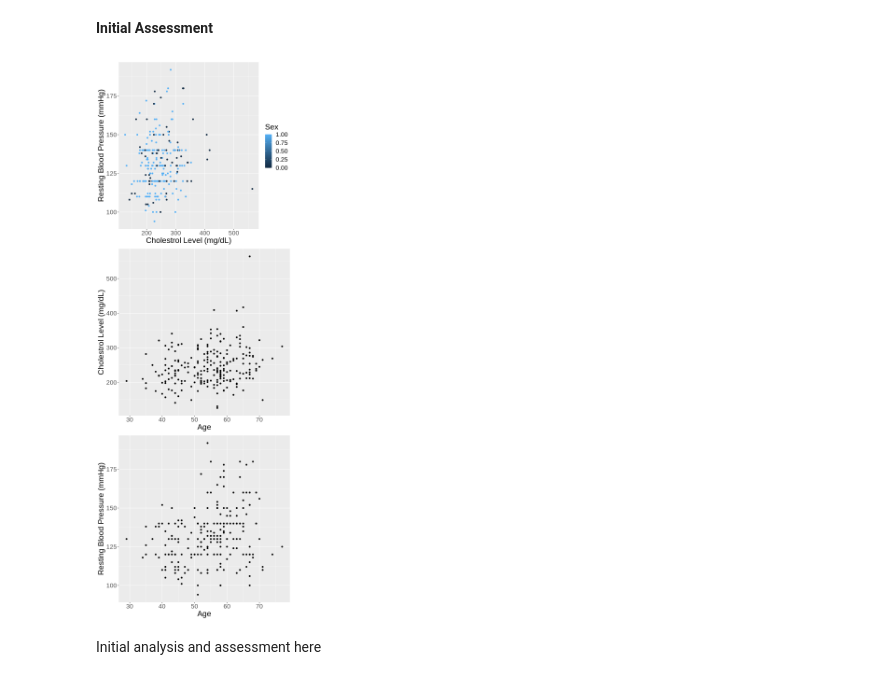
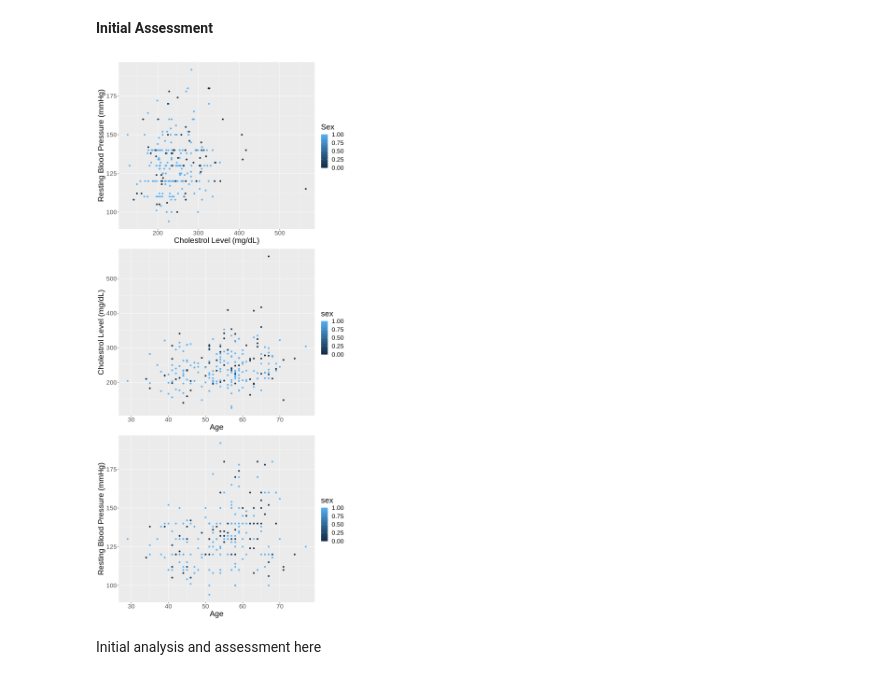
Before and after one commit to Indra011102/DSCI_Group_42_Project, a Jupyter notebook: Group_Project.ipynb, the cells around one changed output. Cells and saved outputs as stored; diff of their text form; code cells hidden in the pictures.

```diff
--- a/Group_Project.ipynb
+++ b/Group_Project.ipynb
@@ -82,8 +101,7 @@ A tibble: 6 × 10
 | 56 | 1 | 2 | 120 | 236 | 0 | 0 | 178 | ... |
 # %%
 data <- data |>
-        mutate(sex = as_factor(sex)) |>
-        mutate(sex, c(1 = "male", 0 = "female"))
+    mutate(sex = as_factor(sex))
 
 head(data)
 # %% [output]
@@ -115,35 +138,35 @@ paste("Number of N/A values:", sum(map_df(cleveland_training, is.na)))
 # %% [markdown]
 **Initial Assessment**
 # %%
-options(repr.plot.width = 7, repr.plot.height = 20)
+options(repr.plot.width = 9, repr.plot.height = 20)
 
 heart <- tibble()
 
 chol_rbp_plot <- cleveland_training |>
     ggplot(aes(x=cholestrol, y=resting_bp, stat = "identity", color = sex)) +
     geom_point() +
     labs(x="Cholestrol Level (mg/dL)", y="Resting Blood Pressure (mmHg)", color = "Sex") +
     theme(text = element_text(size=20))
 
 
 chol_age_plot <- cleveland_training |>
-    ggplot(aes(x = age, y = cholestrol)) +
+    ggplot(aes(x = age, y = cholestrol,stat = "identity", color = sex)) +
     geom_point() +
     labs(x = "Age", y = "Cholestrol Level (mg/dL)") +
     theme(text = element_text(size=20))
 
 
 age_rbp_plot <- cleveland_training |>
-    ggplot(aes(x = age, y = resting_bp)) +
+    ggplot(aes(x = age, y = resting_bp, stat = "identity", color = sex)) +
     geom_point() +
     labs(x = "Age", y = "Resting Blood Pressure (mmHg)") +
     theme(text = element_text(size=20))
 
 
 initial_plots <- plot_grid(chol_rbp_plot, chol_age_plot, age_rbp_plot, ncol = 1)
 initial_plots
 # %% [output]
-[figure, old version]
+[figure, new version]
 # %% [markdown]
 Initial analysis and assessment here
 # %% [markdown]
```
Also changed, not shown: parts of 2 cells of this notebook.
